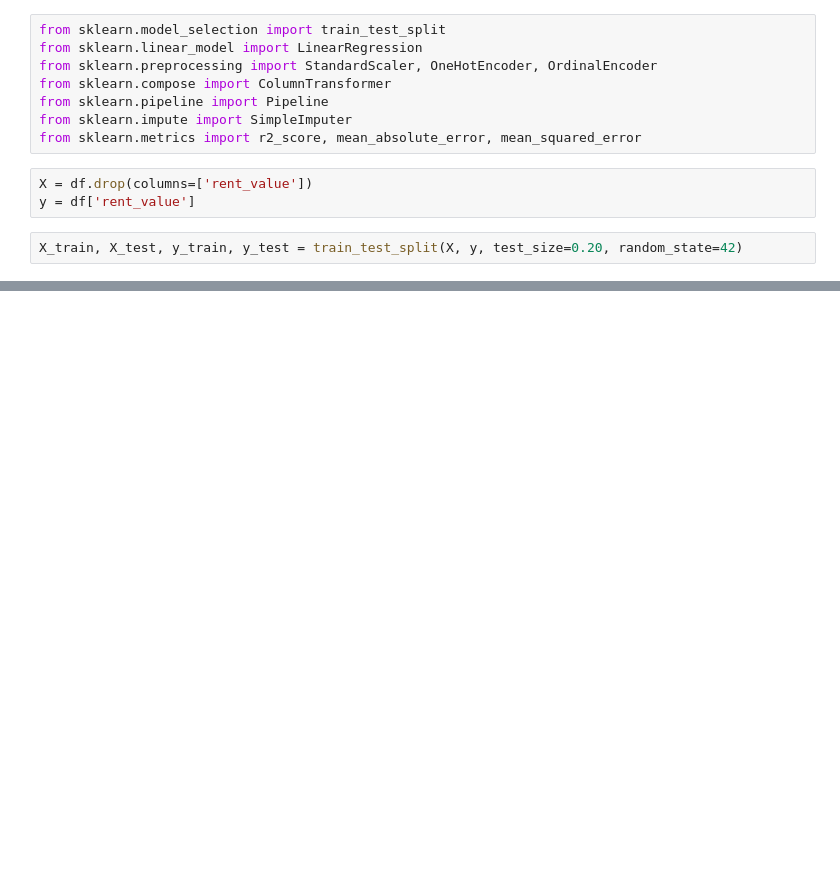
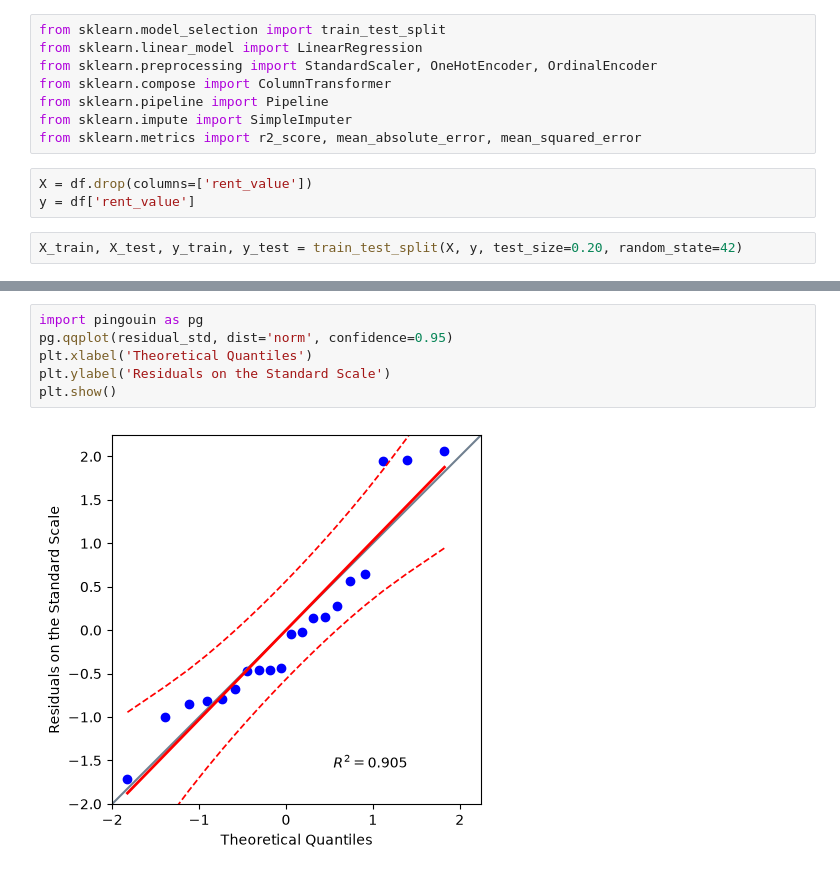
Before and after one commit to HannahGrecco/machine-learning-studies, a Jupyter notebook: notebooks/01_eda.ipynb, the cells around one changed output, grey strips where cells are left out. Cells and saved outputs as stored; diff of their text form; blank space fills up the shorter version.

```diff
--- a/notebooks/01_eda.ipynb
+++ b/notebooks/01_eda.ipynb
@@ -155,0 +210,8 @@ X_train, X_test, y_train, y_test = train_test_split(X, y, test_size=0.20, random
+# %%
+import pingouin as pg
+pg.qqplot(residual_std, dist='norm', confidence=0.95)
+plt.xlabel('Theoretical Quantiles')
+plt.ylabel('Residuals on the Standard Scale')
+plt.show()
+# %% [output]
+[figure, added]
```
Also changed, not shown: parts of 10 cells of this notebook.
